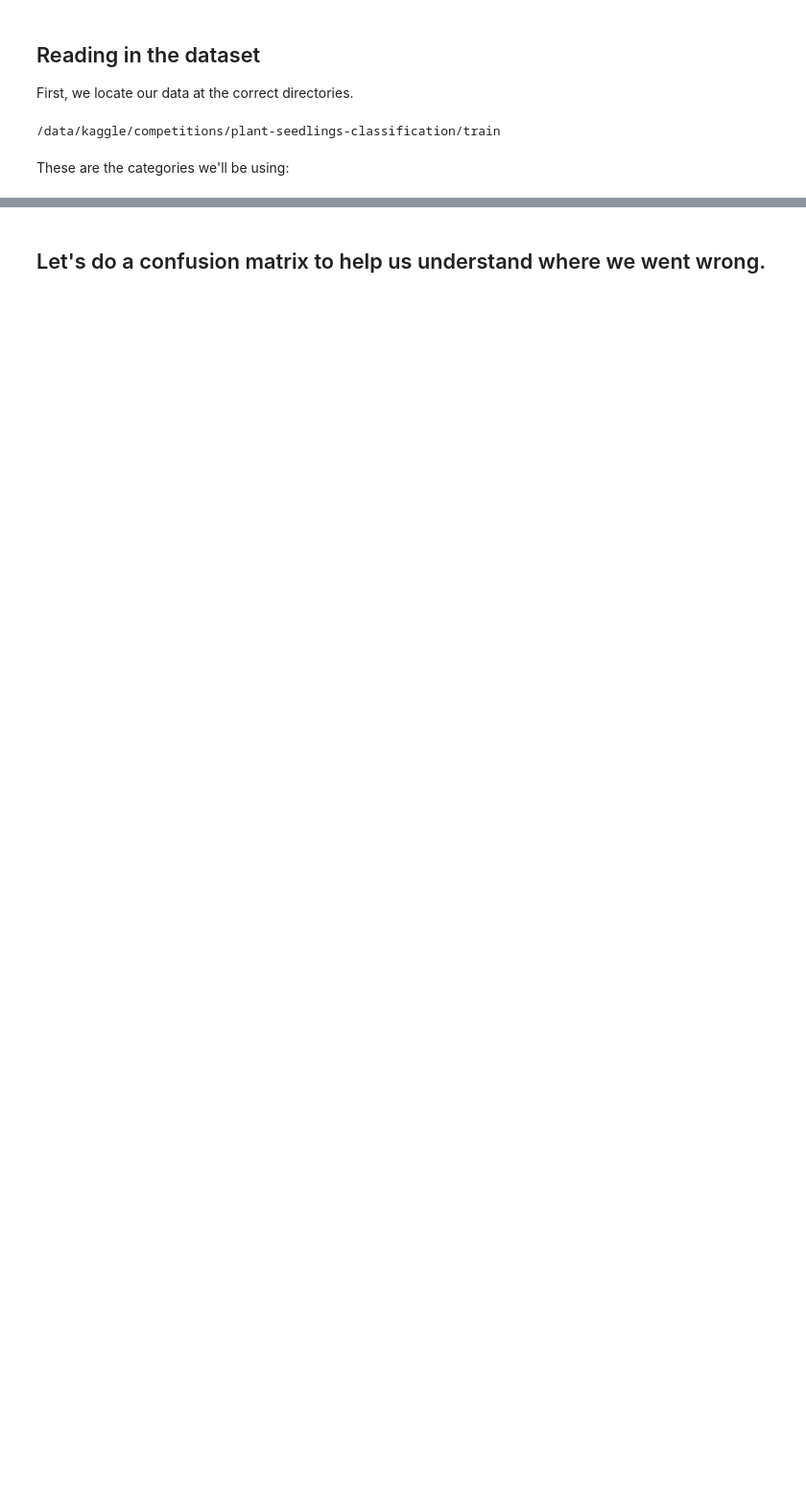
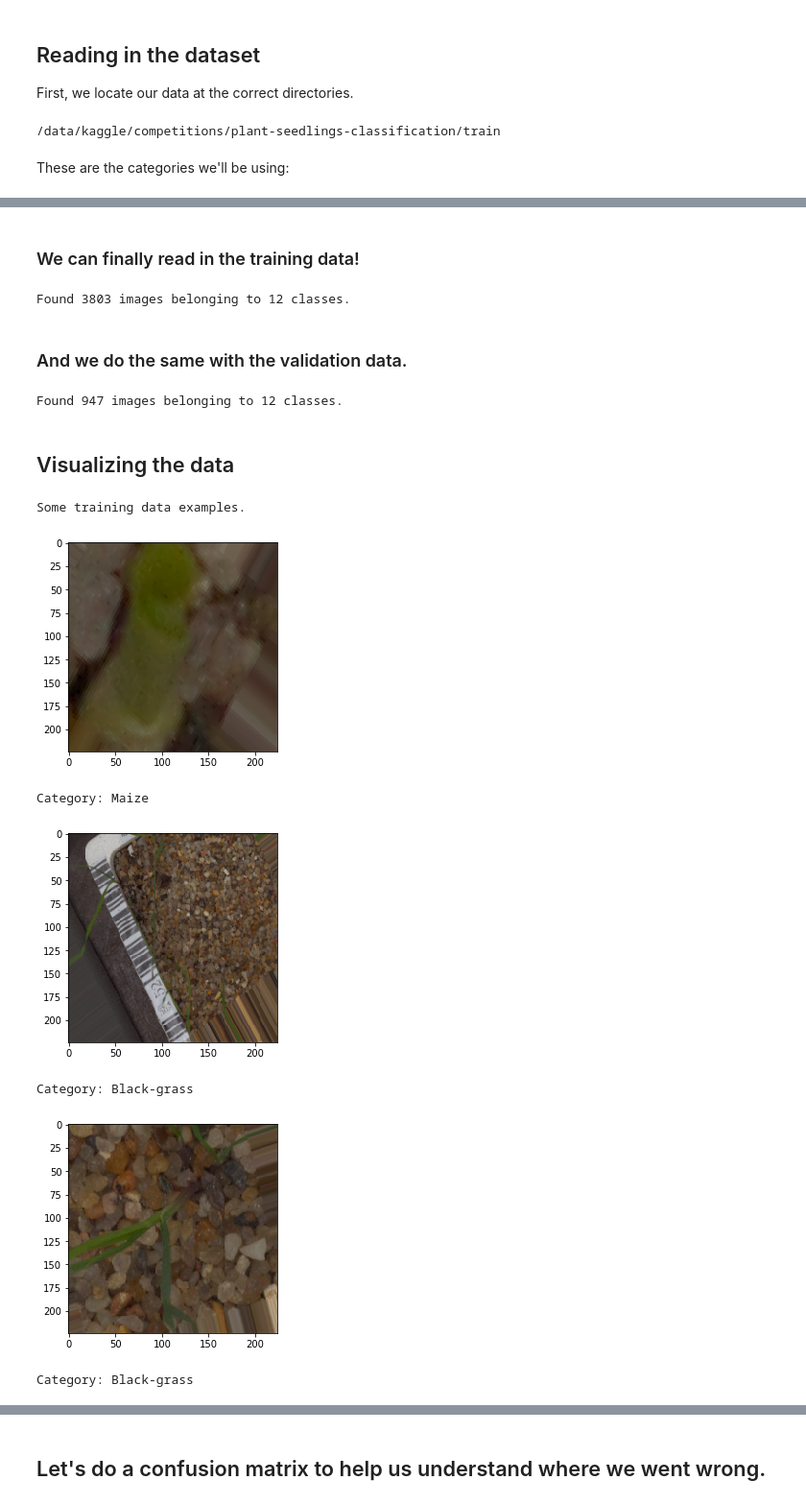
Before and after one commit to CutieOwl/kaggle-practice, a Jupyter notebook: Plant Seedlings Classification/Keras Transfer Learning Plant Seedling Classification.ipynb, the cells around one changed output, grey strips where cells are left out. Shown: that part at 96% size. Cells and saved outputs as stored; diff of their text form; code cells hidden in the pictures; blank space fills up the shorter version.

```diff
--- a/Plant Seedlings Classification/Keras Transfer Learning Plant Seedling Classification.ipynb
+++ b/Plant Seedlings Classification/Keras Transfer Learning Plant Seedling Classification.ipynb
@@ -305,0 +90,11 @@ plantModel.compile('adam', 'categorical_crossentropy', metrics=['accuracy'])
+# %%
+train_datagen = ImageDataGenerator(
+        rotation_range=90,
+        width_shift_range=0.2,
+        height_shift_range=0.2,
+        rescale=1./255,
+        shear_range=0.2,
+        zoom_range=0.2,
+        horizontal_flip=True,
+        vertical_flip=True)
+dev_datagen = ImageDataGenerator(rescale=1. / 255)
@@ -305,0 +166,42 @@ plantModel.compile('adam', 'categorical_crossentropy', metrics=['accuracy'])
+# %% [markdown]
+### We can finally read in the training data!
+# %%
+train_generator = train_datagen.flow_from_directory(
+        train_dir,
+        target_size=(IMAGE_SIZE, IMAGE_SIZE),
+        batch_size= BATCH_SIZE,
+        classes = CATEGORIES,
+        shuffle=True,
+        class_mode='categorical')
+# %% [output]
+Found 3803 images belonging to 12 classes.
+# %% [markdown]
+### And we do the same with the validation data.
+# %%
+dev_generator = dev_datagen.flow_from_directory(
+        dev_dir,
+        target_size=(IMAGE_SIZE, IMAGE_SIZE),
+        batch_size= BATCH_SIZE,
+        classes = CATEGORIES,
+        shuffle=True,
+        class_mode='categorical')
+# %% [output]
+Found 947 images belonging to 12 classes.
+# %% [markdown]
+## Visualizing the data
+# %%
+print("Some training data examples.")
+x_batch, y_batch = next(train_generator)
+for i in range (0,3):
+    image = x_batch[i]
+    plt.imshow(image) # .transpose(2,1,0)
+    plt.show()
+    print("Category: " + str(CATEGORIES[np.argmax(y_batch[i])])) # just labeling the pictures with their categories.
+# %% [output]
+Some training data examples.
+[figure, added]
+Category: Maize
+[figure, added]
+Category: Black-grass
+[figure, added]
+Category: Black-grass
```
Also changed, not shown: parts of 39 cells of this notebook, 2 other files.
